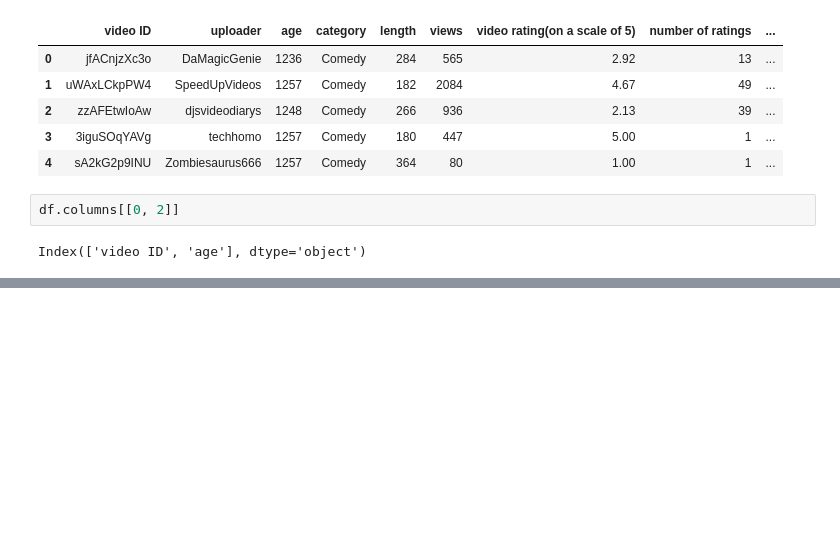
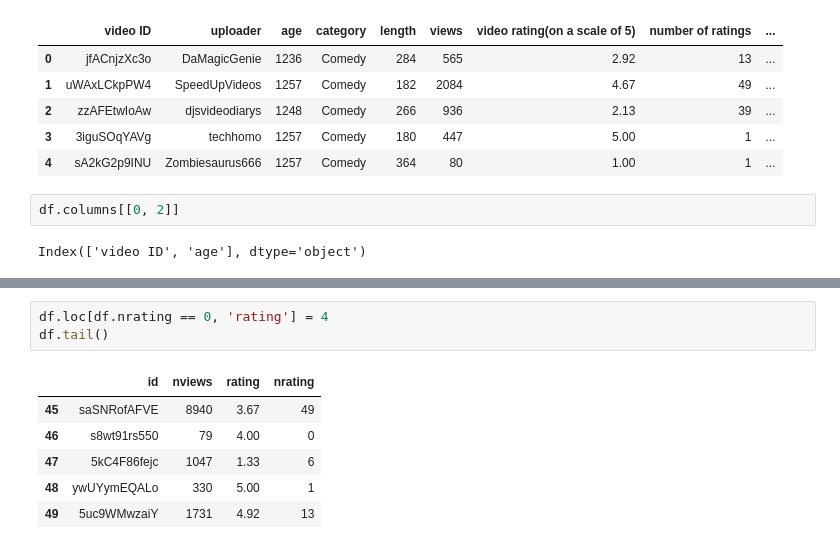
Before and after one commit to SubhankarGhosh/NetworkX, a Jupyter notebook: Paper.ipynb, the cells around one changed output, grey strips where cells are left out. Saved outputs shown, nothing was run; the diff lists cells and outputs as text; blank space fills up the shorter version.

```diff
--- a/Paper.ipynb
+++ b/Paper.ipynb
@@ -368,0 +412,10 @@ Index(['video ID', 'age'], dtype='object')
+# %%
+df.loc[df.nrating == 0, 'rating'] = 4
+df.tail()
+# %% [output]
+|  | id | nviews | rating | nrating |
+| 45 | saSNRofAFVE | 8940 | 3.67 | 49 |
+| 46 | s8wt91rs550 | 79 | 4.00 | 0 |
+| 47 | 5kC4F86fejc | 1047 | 1.33 | 6 |
+| 48 | ywUYymEQALo | 330 | 5.00 | 1 |
+| 49 | 5uc9WMwzaiY | 1731 | 4.92 | 13 |
```
Also changed, not shown: parts of 5 cells of this notebook.
